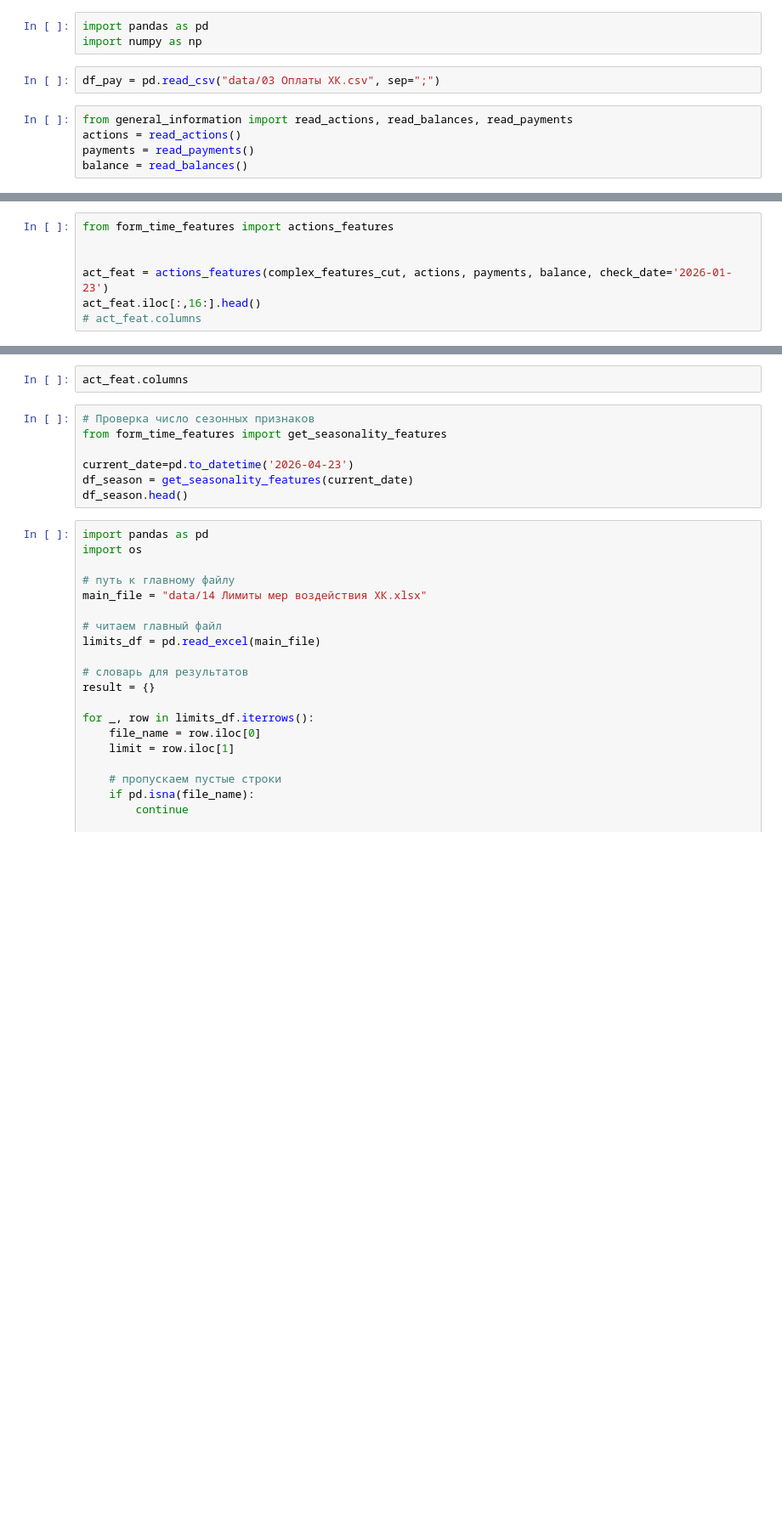
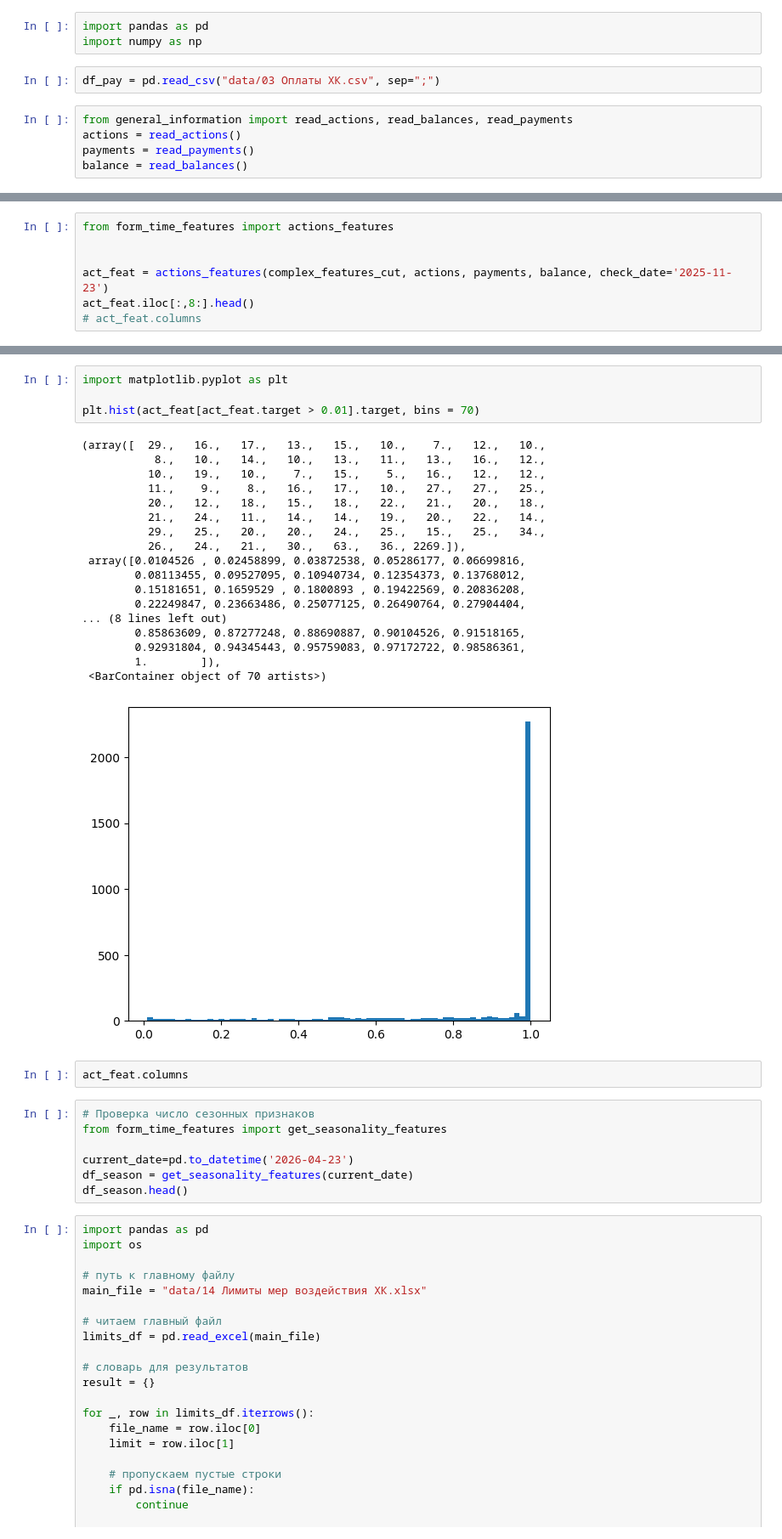
Before and after one commit to BystrovGladkov/Energo_Hack_Hackaton, a Jupyter notebook: payment1.ipynb, the cells around one changed output, grey strips where cells are left out. Shown at 85% size. Cells and saved outputs as stored; diff of their text form; blank space fills up the shorter version.

```diff
--- a/payment1.ipynb
+++ b/payment1.ipynb
@@ -34,6 +85,6 @@ complex_features_cut["debt_current"] = 1
 from form_time_features import actions_features
 
 
-act_feat = actions_features(complex_features_cut, actions, payments, balance, check_date='2026-01-23')
-act_feat.iloc[:,16:].head()
+act_feat = actions_features(complex_features_cut, actions, payments, balance, check_date='2025-11-23')
+act_feat.iloc[:,8:].head()
 # act_feat.columns
@@ -40,3 +99,26 @@ act_feat.iloc[:,16:].head()
+# %%
+import matplotlib.pyplot as plt
+
+plt.hist(act_feat[act_feat.target > 0.01].target, bins = 70)
+# %% [output]
+(array([  29.,   16.,   17.,   13.,   15.,   10.,    7.,   12.,   10.,
+           8.,   10.,   14.,   10.,   13.,   11.,   13.,   16.,   12.,
+          10.,   19.,   10.,    7.,   15.,    5.,   16.,   12.,   12.,
+          11.,    9.,    8.,   16.,   17.,   10.,   27.,   27.,   25.,
+          20.,   12.,   18.,   15.,   18.,   22.,   21.,   20.,   18.,
+          21.,   24.,   11.,   14.,   14.,   19.,   20.,   22.,   14.,
+          29.,   25.,   20.,   20.,   24.,   25.,   15.,   25.,   34.,
+          26.,   24.,   21.,   30.,   63.,   36., 2269.]),
+ array([0.0104526 , 0.02458899, 0.03872538, 0.05286177, 0.06699816,
+        0.08113455, 0.09527095, 0.10940734, 0.12354373, 0.13768012,
+        0.15181651, 0.1659529 , 0.1800893 , 0.19422569, 0.20836208,
+        0.22249847, 0.23663486, 0.25077125, 0.26490764, 0.27904404,
+... (8 lines left out)
+        0.85863609, 0.87277248, 0.88690887, 0.90104526, 0.91518165,
+        0.92931804, 0.94345443, 0.95759083, 0.97172722, 0.98586361,
+        1.        ]),
+ <BarContainer object of 70 artists>)
+[figure, added]
 # %%
 act_feat.columns
 # %%
```
Also changed, not shown: parts of 7 cells of this notebook, 1 other file.
